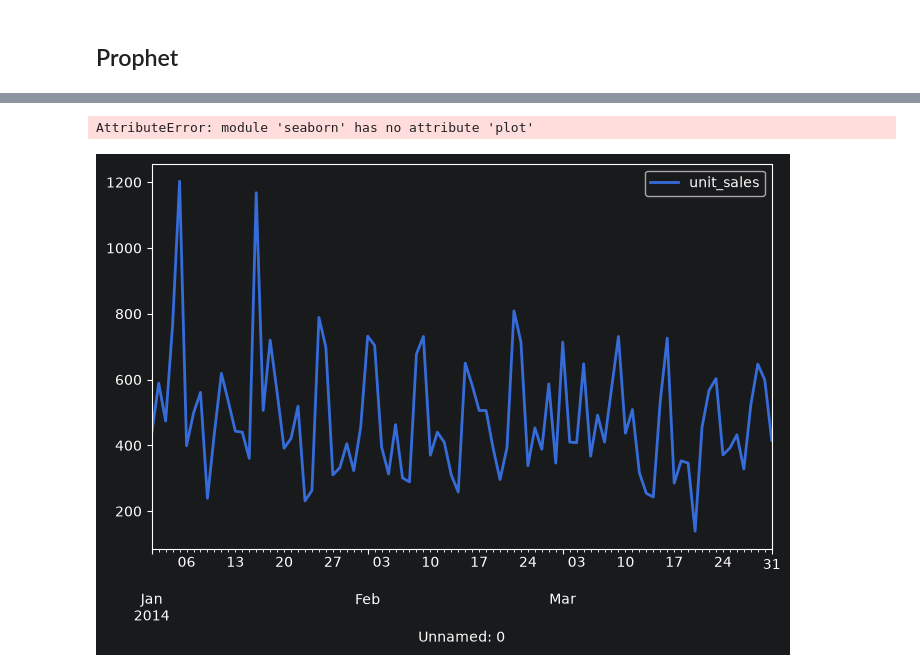
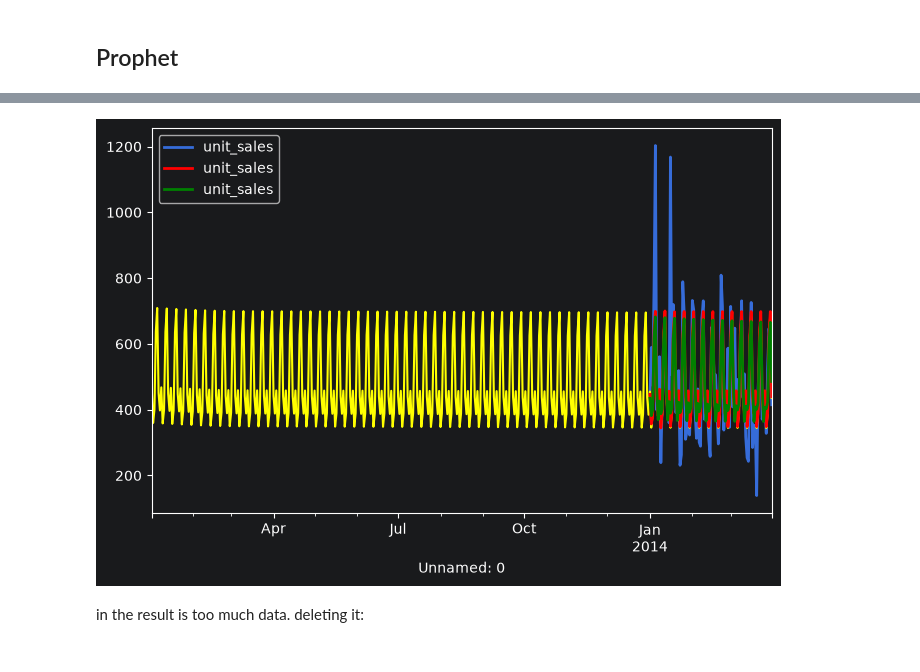
Before and after one commit to ka-katrin/Python_Timeseries_Project, a Jupyter notebook: statistical_models.ipynb, the cells around one changed output, grey strips where cells are left out. Drawn from its saved outputs; the diff is of its cells as text; code cells hidden in the pictures.

Commit message:
Prophet is DONE

```diff
--- a/statistical_models.ipynb
+++ b/statistical_models.ipynb
@@ -376,14 +372,14 @@ model_prophet.plot_components(forecast_prophet)
 # %%
 # both was not very informational. after inspection of the given Df
-plt.figure(figsize=(8,5))
 test.plot()
 
-sns.plot(forecast_prophet['ds'],forecast_prophet['yhat'],color='yellow')
+plt.plot(forecast_prophet['ds'],forecast_prophet['yhat'],color='yellow')
 
 forecast_sarima.plot(color='red')
 forecast_arima.plot(color='green')
 plt.show()
 # %% [output]
-AttributeError: module 'seaborn' has no attribute 'plot'
-[figure, old version]
+[figure, new version]
+# %% [markdown]
+ in the result is too much data. deleting it:
 # %%
```
Also changed, not shown: parts of 14 cells of this notebook.
